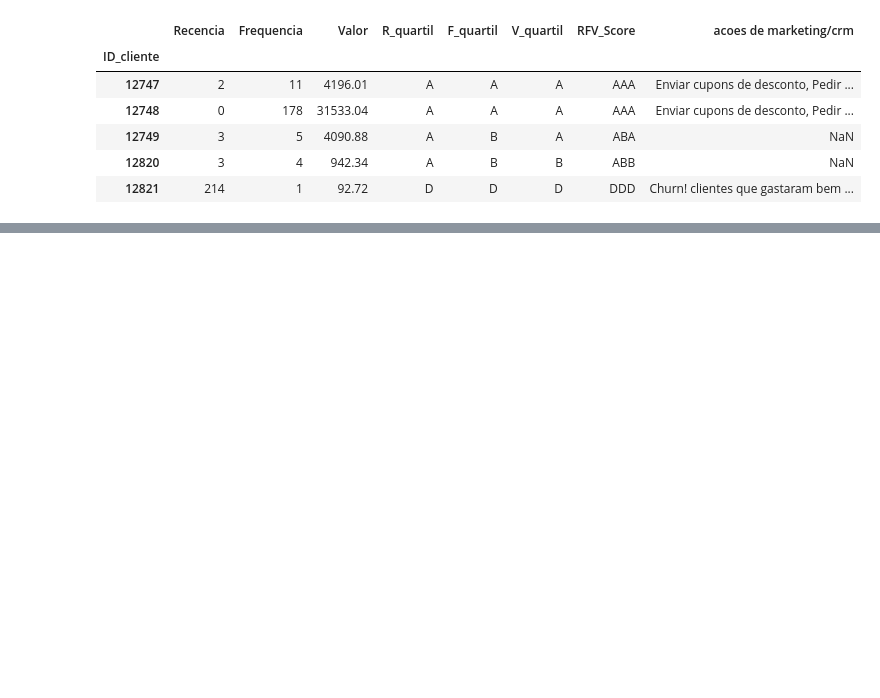
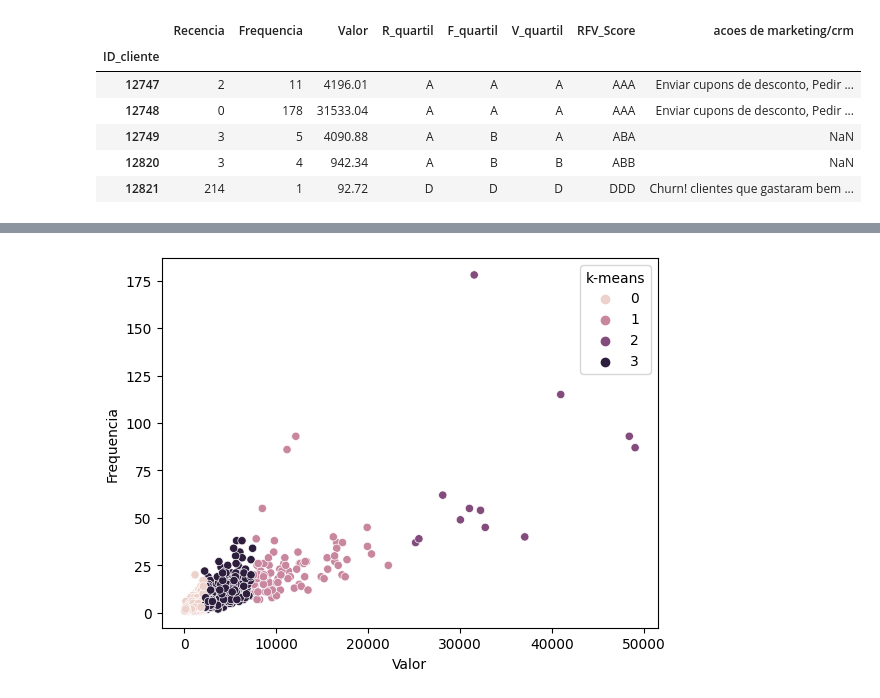
Before and after one commit to gfsilveira/ebac, a Jupyter notebook: 03-Cientista_de_Dados/02-Crisp_DM/31_modulo/Analise RFV.ipynb, the cells around one changed output, grey strips where cells are left out. Cells and saved outputs as stored; diff of their text form; code cells hidden in the pictures; blank space fills up the shorter version.

```diff
--- a/03-Cientista_de_Dados/02-Crisp_DM/31_modulo/Analise RFV.ipynb
+++ b/03-Cientista_de_Dados/02-Crisp_DM/31_modulo/Analise RFV.ipynb
@@ -311,0 +391,10 @@ df_RFV.to_excel('./output/RFV.xlsx')
+# %%
+sns.scatterplot(
+    x='Valor',
+    y='Frequencia',
+    hue="k-means",
+    data=df_RFV
+)
+plt.show()
+# %% [output]
+[figure, added]
```
Also changed, not shown: parts of 10 cells of this notebook, 5 other files.
